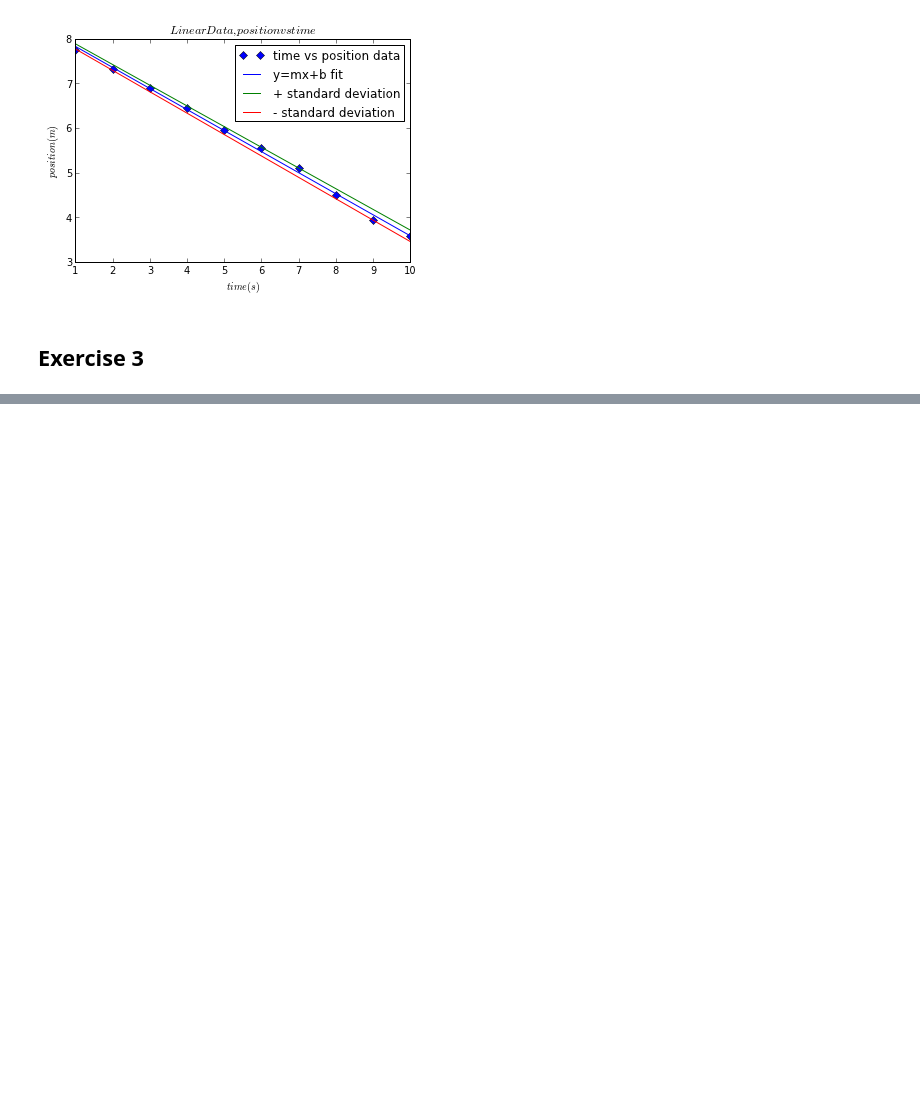
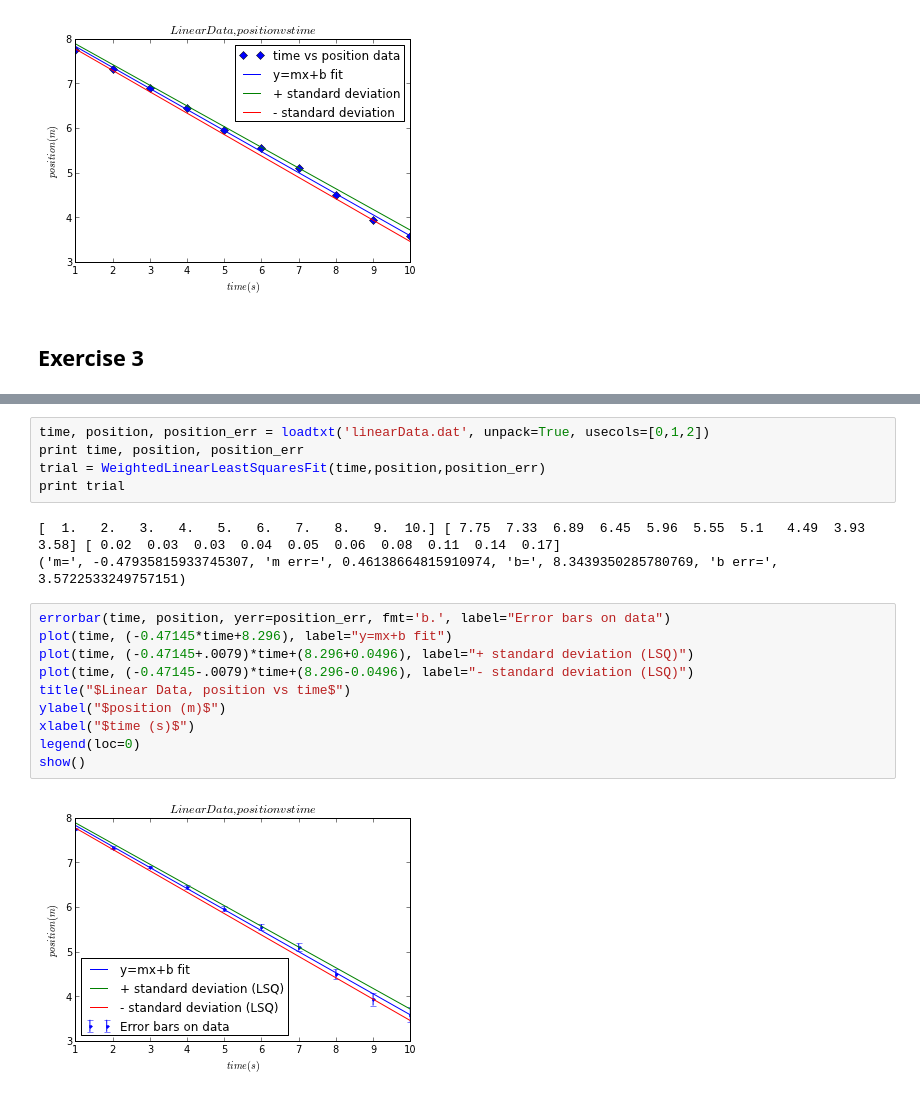
Before and after one commit to kreyno10/PHYS202-S13, a Jupyter notebook: Week9/Data IO and Linear Regression.ipynb, the cells around one changed output, grey strips where cells are left out. Drawn from its saved outputs; the diff is of its cells as text; blank space fills up the shorter version.

Commit message:
data IO

```diff
--- a/Week9/Data IO and Linear Regression.ipynb
+++ b/Week9/Data IO and Linear Regression.ipynb
@@ -178,0 +220,20 @@ def WeightedLinearLeastSquaresFit(x,y,w):
+# %%
+time, position, position_err = loadtxt('linearData.dat', unpack=True, usecols=[0,1,2])
+print time, position, position_err
+trial = WeightedLinearLeastSquaresFit(time,position,position_err)
+print trial
+# %% [output]
+[  1.   2.   3.   4.   5.   6.   7.   8.   9.  10.] [ 7.75  7.33  6.89  6.45  5.96  5.55  5.1   4.49  3.93  3.58] [ 0.02  0.03  0.03  0.04  0.05  0.06  0.08  0.11  0.14  0.17]
+('m=', -0.47935815933745307, 'm err=', 0.46138664815910974, 'b=', 8.3439350285780769, 'b err=', 3.5722533249757151)
+# %%
+errorbar(time, position, yerr=position_err, fmt='b.', label="Error bars on data")
+plot(time, (-0.47145*time+8.296), label="y=mx+b fit")
+plot(time, (-0.47145+.0079)*time+(8.296+0.0496), label="+ standard deviation (LSQ)")
+plot(time, (-0.47145-.0079)*time+(8.296-0.0496), label="- standard deviation (LSQ)")
+title("$Linear Data, position vs time$")
+ylabel("$position (m)$")
+xlabel("$time (s)$")
+legend(loc=0)
+show()
+# %% [output]
+[figure, added]
```
Also changed, not shown: parts of 3 cells of this notebook.
